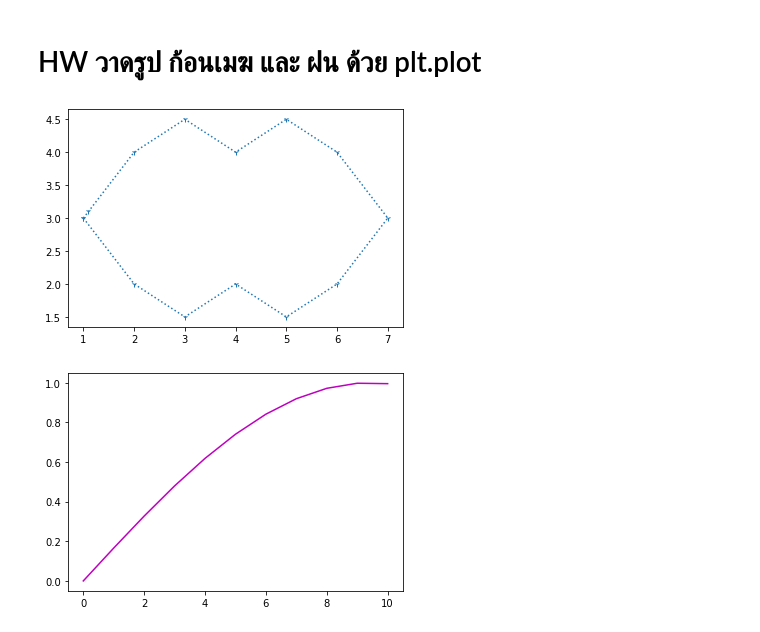
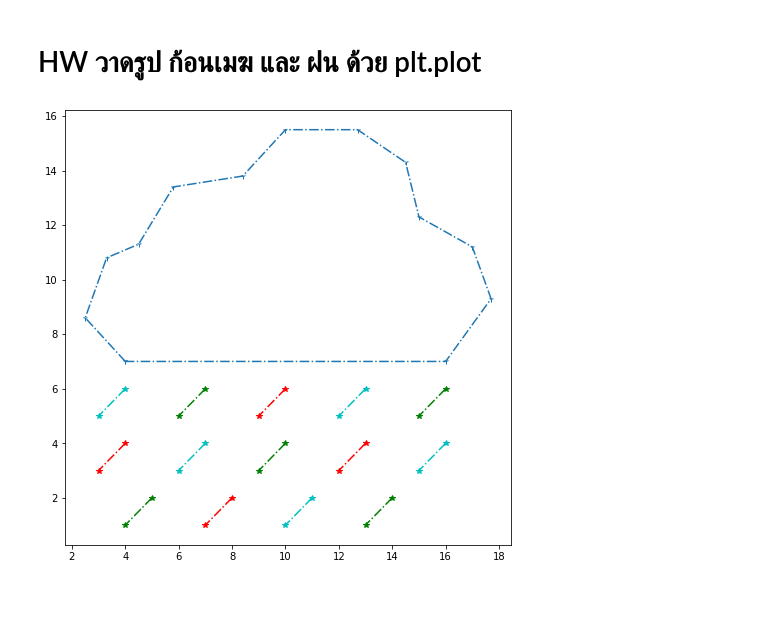
Before and after one commit to suwitchaya17/data_viz_2022, a Jupyter notebook: DataViz04_Data_Comparison.ipynb, the cells around one changed output. Saved outputs shown, nothing was run; the diff lists cells and outputs as text; code cells hidden in the pictures; blank space fills up the shorter version.

```diff
--- a/DataViz04_Data_Comparison.ipynb
+++ b/DataViz04_Data_Comparison.ipynb
@@ -167,20 +164,26 @@ import matplotlib.pyplot as plt
-# %%
-x = [1,1.1,2,3,4,5,6,7,6,5,4,3,2,1]
-y = [3,3.1,4,4.5,4,4.5,4,3,2,1.5,2,1.5,2,3]
-
-plt.plot(x,y,'1:')
-
-plt.show()
-# %% [output]
-[figure, removed]
-# %%
-x = np.arange(0,11)
-
-y2 = np.sin(x/6.)
-
-
-plt.plot(x,y2,c='m')
-
-plt.show()
-# %% [output]
-[figure, removed]
+# %%
+plt.subplots(figsize=(8, 8)) #กำหนดขนาด
+# ก้อนเมฆ
+x = [4,2.5,3.3,4.5,5.8,8.4,10,12.7,14.5,15,17,17.7,16,4] #ค่าแกน x
+y = [7,8.6,10.8,11.3,13.4,13.8,15.5,15.5,14.3,12.3,11.2,9.3,7,7] #ค่าแกน y
+plt.plot(x,y,'1-.')  # 1-. เรียกตัว marker
+
+# ฝน
+plt.plot([4,3],[6,5],'c*-.') #กำหนดให้มีเส้นปะเชื่อมระหว่าง 2 จุด #แกน x คือ [4,4] แกน y คือ [6,5]
+plt.plot([7,6],[6,5],'g*-.')
+plt.plot([10,9],[6,5],'r*-.')
+plt.plot([13,12],[6,5],'c*-.')
+plt.plot([16,15],[6,5],'g*-.')
+plt.plot([4,3],[4,3],'r*-.')
+plt.plot([7,6],[4,3],'c*-.')
+plt.plot([10,9],[4,3],'g*-.')
+plt.plot([13,12],[4,3],'r*-.')
+plt.plot([16,15],[4,3],'c*-.')
+plt.plot([5,4],[2,1],'g*-.')
+plt.plot([8,7],[2,1],'r*-.')
+plt.plot([11,10],[2,1],'c*-.')
+plt.plot([14,13],[2,1],'g*-.')
+
+plt.show() #ไม่แสดงคำอธิบายบนภาพ
+# %% [output]
+[figure, added]
```
Also changed, not shown: parts of 1 cell of this notebook.
